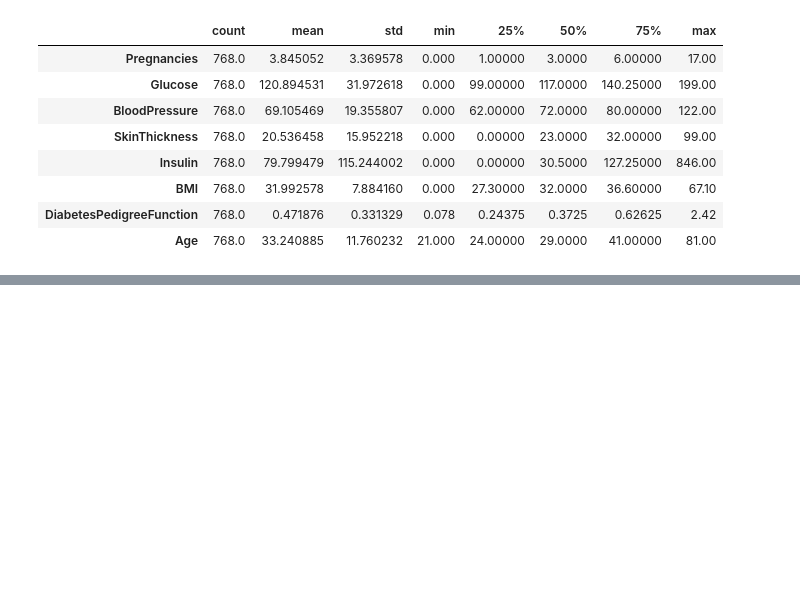
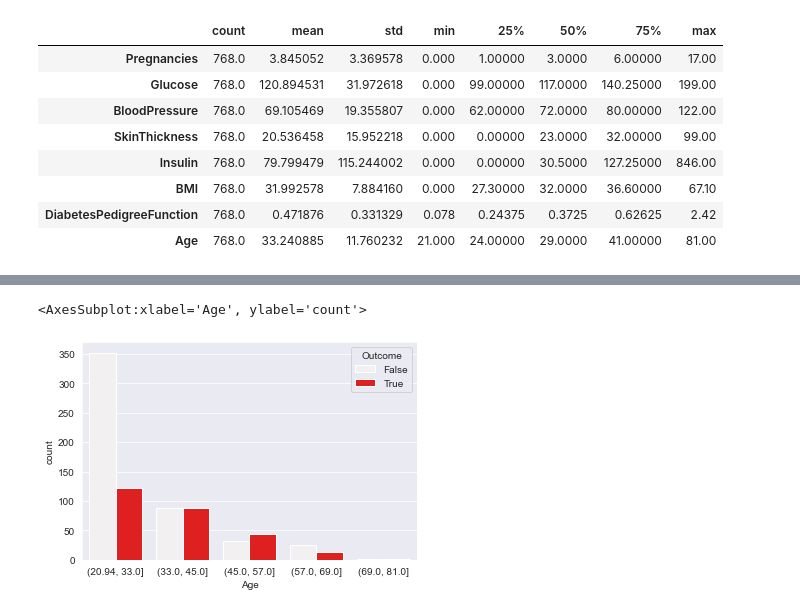
Before and after one commit to kakkar87/data_science_portfolio, a Jupyter notebook: Diabetes/Univariate Statistical Analysis on Diabetes.ipynb, the cells around one changed output, grey strips where cells are left out. Cells and saved outputs as stored; diff of their text form; code cells hidden in the pictures; blank space fills up the shorter version.

```diff
--- a/Diabetes/Univariate Statistical Analysis on Diabetes.ipynb
+++ b/Diabetes/Univariate Statistical Analysis on Diabetes.ipynb
@@ -77,0 +186,5 @@ df.describe().T
+# %%
+sns.countplot(pd.cut(df['Age'], bins=5), data=df, color='red', hue='Outcome' )
+# %% [output]
+<AxesSubplot:xlabel='Age', ylabel='count'>
+[figure, added]
```
Also changed, not shown: parts of 16 cells of this notebook, 5 other files.
